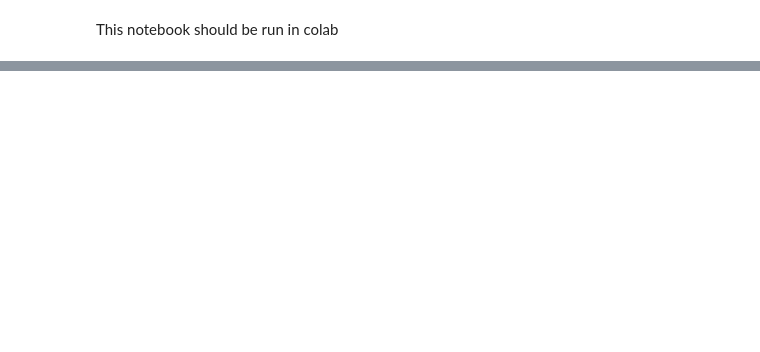
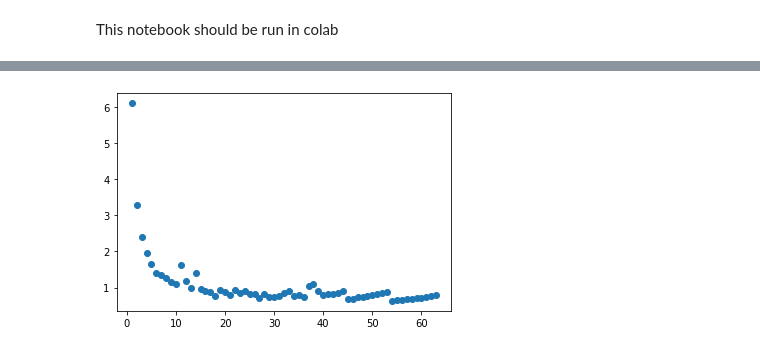
Before and after one commit to yonikremer/grouped_sampling, a Jupyter notebook: profiling.ipynb, the cells around one changed output, grey strips where cells are left out. Drawn from its saved outputs; the diff is of its cells as text; code cells hidden in the pictures; blank space fills up the shorter version.

Commit message:
Added a graph of runtime as a function of the group size

```diff
--- a/profiling.ipynb
+++ b/profiling.ipynb
@@ -26,0 +30,16 @@ example_prompt = "What do you do when your firmly held beliefs turn out not to b
+# %%
+from datetime import datetime
+max_group_size = 64
+run_times = []
+for curr_group_size in range(1, max_group_size):
+    g.group_size = curr_group_size
+    start_time = datetime.now()
+    g(example_prompt)
+    curr_time_dif = (datetime.now() - start_time).total_seconds()
+    run_times.append(curr_time_dif)
+# %%
+import matplotlib.pyplot as plt
+plt.scatter(range(1, max_group_size), run_times)
+plt.show()
+# %% [output]
+[figure, added]
```
Also changed, not shown: parts of 3 cells of this notebook.
